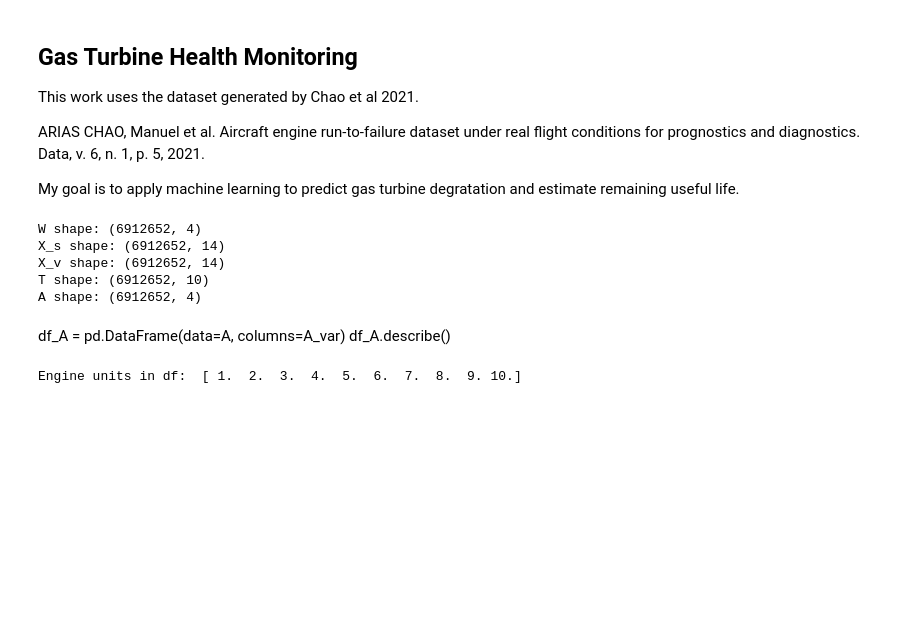
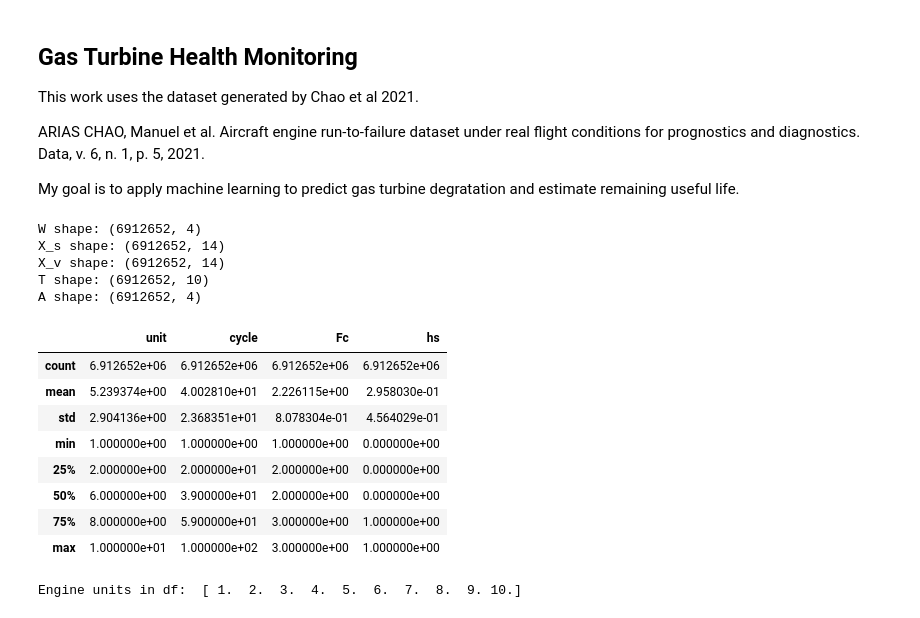
Before and after one commit to alekrul/gt-health-management, a Jupyter notebook: N-CMAPSS.ipynb, the cells around one changed output. Saved outputs shown, nothing was run; the diff lists cells and outputs as text; code cells hidden in the pictures; blank space fills up the shorter version.

```diff
--- a/N-CMAPSS.ipynb
+++ b/N-CMAPSS.ipynb
@@ -85,9 +85,19 @@ X_s shape: (6912652, 14)
 X_v shape: (6912652, 14)
 T shape: (6912652, 10)
 A shape: (6912652, 4)
-# %% [markdown]
-df_A = pd.DataFrame(data=A, columns=A_var)
-df_A.describe()
+# %%
+df_A = pd.DataFrame(data=A, columns=A_var)
+df_A.describe()
+# %% [output]
+|  | unit | cycle | Fc | hs |
+| count | 6.912652e+06 | 6.912652e+06 | 6.912652e+06 | 6.912652e+06 |
+| mean | 5.239374e+00 | 4.002810e+01 | 2.226115e+00 | 2.958030e-01 |
+| std | 2.904136e+00 | 2.368351e+01 | 8.078304e-01 | 4.564029e-01 |
+| min | 1.000000e+00 | 1.000000e+00 | 1.000000e+00 | 0.000000e+00 |
+| 25% | 2.000000e+00 | 2.000000e+01 | 2.000000e+00 | 0.000000e+00 |
+| 50% | 6.000000e+00 | 3.900000e+01 | 2.000000e+00 | 0.000000e+00 |
+| 75% | 8.000000e+00 | 5.900000e+01 | 3.000000e+00 | 1.000000e+00 |
+| max | 1.000000e+01 | 1.000000e+02 | 3.000000e+00 | 1.000000e+00 |
 # %%
 print('Engine units in df: ', np.unique(df_A['unit']))
 # %% [output]
```
Also changed, not shown: parts of 8 cells of this notebook.
